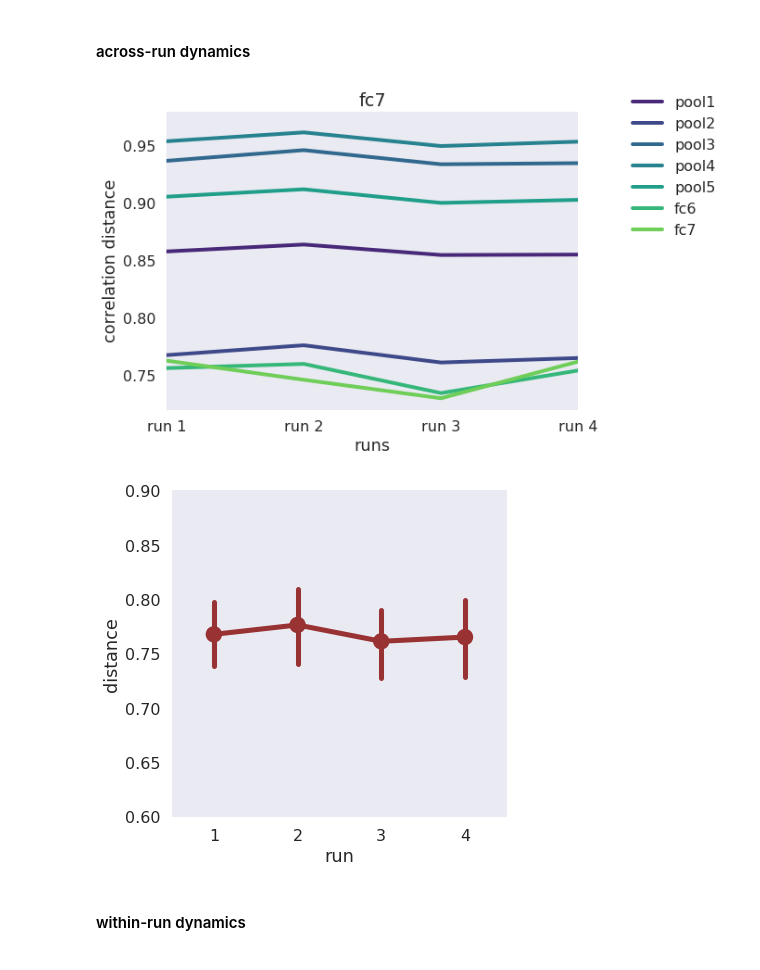
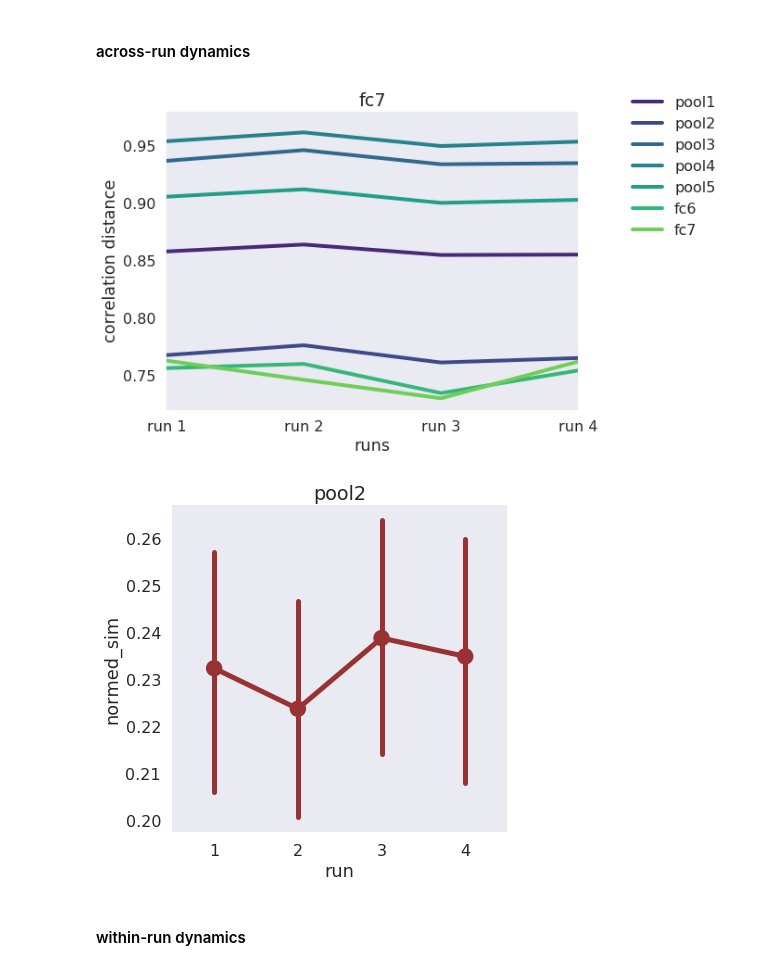
Before and after one commit to judithfan/sketchfeat, a Jupyter notebook: sketches/sketch_feature_analysis_Judy.ipynb, the cells around one changed output. Cells and saved outputs as stored; diff of their text form; code cells hidden in the pictures.

```diff
--- a/sketches/sketch_feature_analysis_Judy.ipynb
+++ b/sketches/sketch_feature_analysis_Judy.ipynb
@@ -390,50 +390,59 @@ for f, which_feat in enumerate(layer_names):
         SUPERSIM = np.dstack((SUPERSIM,SIM))
 
     ## spearman correlation over the mean for each timewindow in each run
     sub_spearman2 = []
     for i, s in enumerate(SIM):
         assert s.shape==(SIM.shape[1],)
         sub_spearman2.append(1 - stats.spearmanr(np.arange(SIM.shape[1]),s)[0])
 
     ## plot time series across runs of training
     plt.xlabel('runs')
     plt.ylabel('correlation distance')
     xinds = np.arange(4)
     yvals = 1 - SIM.mean(0)
     plt.xlim(0,3)
     plt.plot(xinds,yvals,color=colors[f],linewidth=4,label=which_feat)
     run_labels = ['run 1','run 2','run 3', 'run 4']
     tick = plt.xticks(xinds,run_labels)
     plt.title(which_feat)
     plt.ylim(0.72,0.98)
     plt.legend()
     ax.legend(bbox_to_anchor=(1.1, 1.1))
     plt.tight_layout()
     plt.savefig(os.path.join('./plots','similarity_sketch_timecourse_acrossruns_{}.pdf'.format(which_feat)))
 
     W = pd.DataFrame([subs,sub_spearman2])
     W = W.transpose()
     W.columns = ['subj','runwise_similarity_change']
     W.to_csv('sketch_similarity_timecourse_across_runs_{}.csv'.format(which_feat))
+
+
+Z = pd.DataFrame([FLATSIM, layer_counter, sub_counter, run_counter,FLATDIST])
+Z = Z.transpose()
+Z.columns = ['similarity','layer','subj','run','distance']
+
+## grand-mean normalize subjects (subtract subject mean, add back grand mean)
+sub_means = dict(zip(np.unique(Z.subj.values),Z.groupby('subj')['similarity'].apply(lambda x: np.mean(x)).values))
+grand_mean = np.mean(Z.groupby('subj')['similarity'].apply(lambda x: np.mean(x)).values)
+normed_sim = []
+for i,d in Z.iterrows():
+    normed_sim.append(d['similarity'] - sub_means[d.subj] + grand_mean)
+Z = Z.assign(normed_sim=pd.Series(normed_sim).values)
+
+which_feat = 1
+_Z = Z[Z['layer']==which_feat]
+plt.figure(figsize=(6,6))
+sns.pointplot(x="run",
+              y="normed_sim",
+              data=_Z,
+              color=(0.6,0.2,0.2))
+# plt.ylim([0.6,0.9])
+plt.title(layer_names[which_feat])
+plt.savefig('./plots/across_run_{}_distance_timecourse.pdf'.format(layer_names[which_feat]))
+# plt.close()
 # %% [output]
 [figure]
+[figure, added]
-# %%
-Z = pd.DataFrame([FLATSIM, layer_counter, sub_counter, run_counter,FLATDIST])
-Z = Z.transpose()
-Z.columns = ['similarity','layer','subj','run','distance']
-
-which_feat = 1
-_Z = Z[Z['layer']==which_feat]
-plt.figure(figsize=(6,6))
-sns.pointplot(x="run",
-              y="distance",
-              data=_Z,
-              color=(0.6,0.2,0.2))
-plt.ylim([0.6,0.9])
-plt.savefig('./plots/across_run_{}_distance_timecourse.pdf'.format(layer_names[which_feat]))
-# plt.close()
-# %% [output]
-[figure, removed]
 # %% [markdown]
 #### within-run dynamics
 # %%
```
Also changed, not shown: 1 other file.
